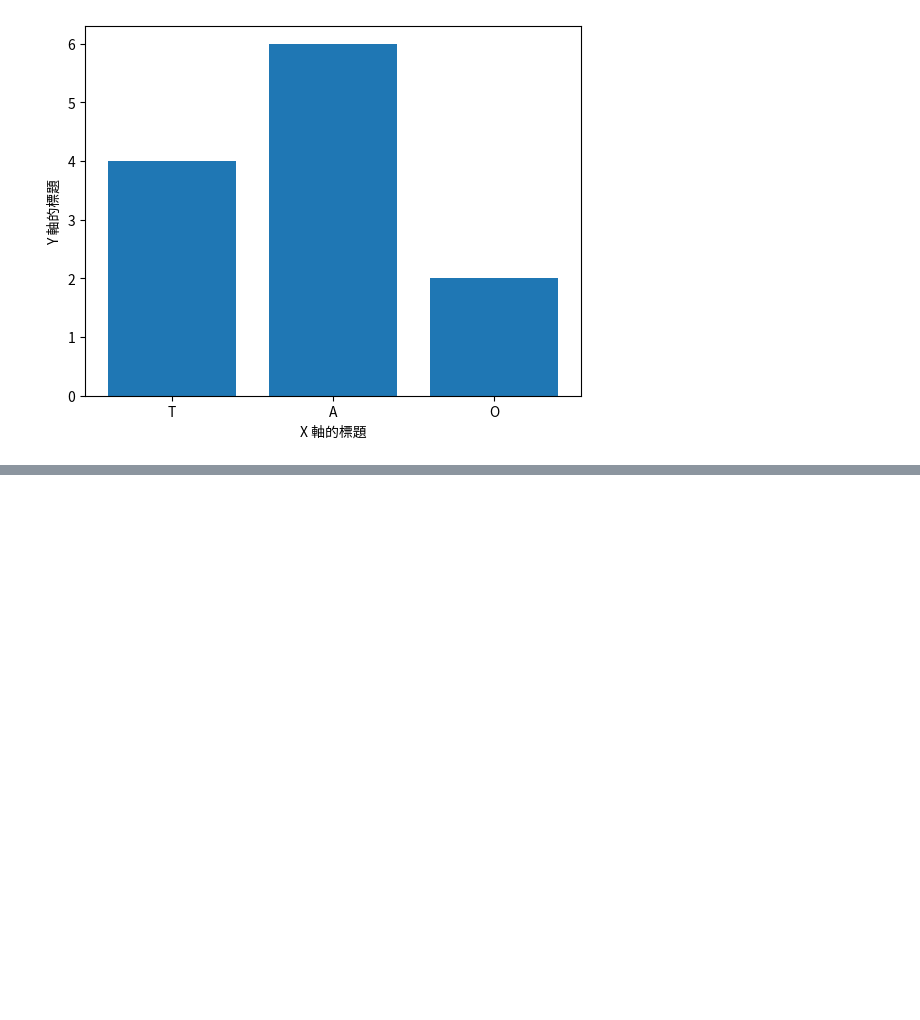
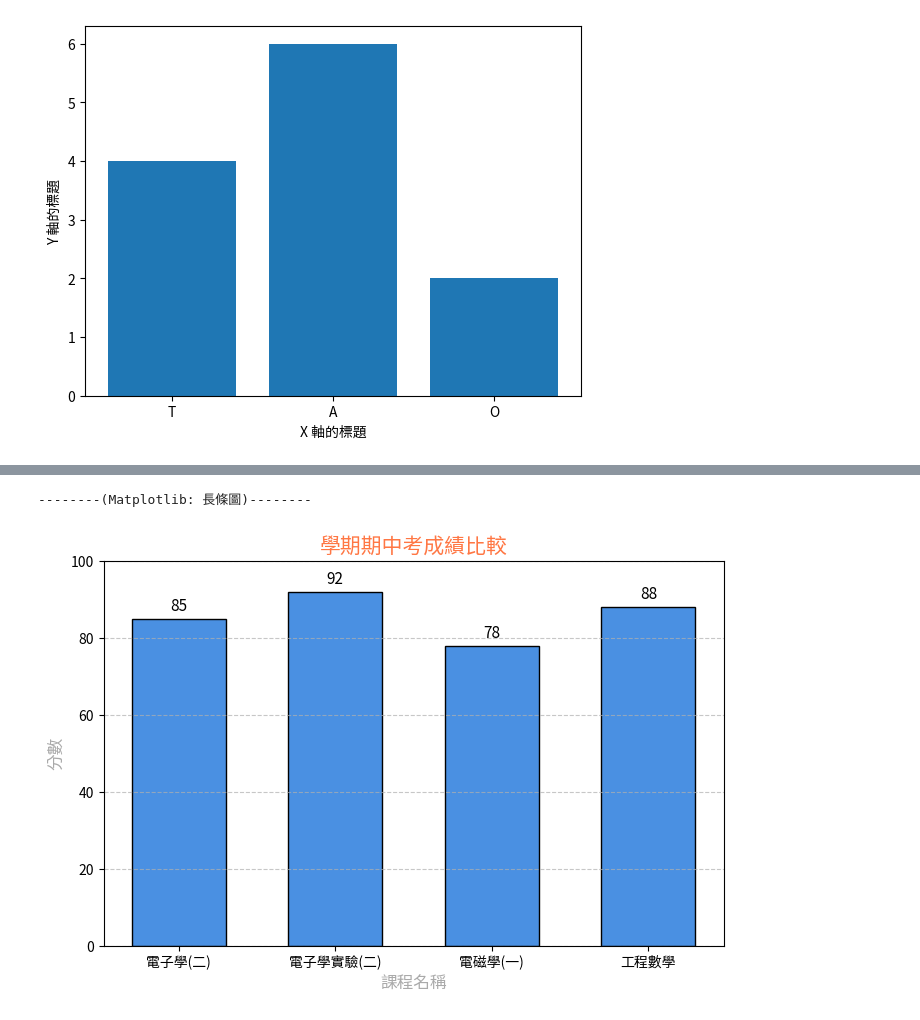
Before and after one commit to u9828057/Python_Practice, a Jupyter notebook: Matplotlib/Python_暑假練習_08_19:【Matplotlib】長條圖.ipynb, the cells around one changed output, grey strips where cells are left out. Drawn from its saved outputs; the diff is of its cells as text; code cells hidden in the pictures; blank space fills up the shorter version.

```diff
--- a/Matplotlib/Python_暑假練習_08_19:【Matplotlib】長條圖.ipynb
+++ b/Matplotlib/Python_暑假練習_08_19:【Matplotlib】長條圖.ipynb
@@ -182,0 +183,80 @@ print("環境設定完成！可以開始畫圖了！")
+# %%
+import matplotlib.pyplot as plt
+print("--------(Matplotlib: 長條圖)--------\n")
+
+# 1. 準備數據
+subjects = ["電子學(二)", "電子學實驗(二)", "電磁學(一)", "工程數學"]
+scores = [85, 92, 78, 88]
+
+
+# 2. 繪製長條圖
+plt.figure(figsize=(8, 5))  #建立 8x5 畫布，讓圖片更清楚
+
+# 使用 bar 繪圖，並帶入進階參數
+# width=0.6: 讓柱子變瘦一點，視覺上更舒適
+# color: 設定自訂的顏色
+# edgecolor="black": 加上黑色邊框
+bars = plt.bar(subjects, scores,
+        width=0.6, color="#4A90E2",
+        edgecolor="black"
+        )
+
+
+# 3. 完善圖表資訊
+plt.title("學期期中考成績比較", fontsize=15, color="#FF7744")
+plt.xlabel("課程名稱", fontsize=12, color="#AAAAAA")
+plt.ylabel("分數", fontsize=12, color="#AAAAAA")
+
+# §實用技巧: 設定 Y 軸的顯示範圍 (0 到 100)
+# 可以避免 Matplotlib 自動縮放，導致 78 分看起來像是 0 分的錯覺
+plt.ylim(0, 100)
+plt.grid(axis="y", linestyle="--", alpha=0.7)  #只留橫向網格線，畫面更乾淨
+
+
+# 4. 【進階技巧】:在柱子上直接標示數值
+# 使用 plt.bar_label 可以自動把數值寫在長條圖的頂端
+plt.bar_label(bars, padding=3, fontsize=11)
+
+
+# 5. 儲存並顯示圖片
+plt.savefig("學期期中考成績比較圖.png", dpi=300, bbox_inches="tight")
+plt.show()
+
+
+
+
+
+
+
+
+
+
+# §補充資料
+
+#----------------------------------------------------
+# 1. plt.bar_label(padding=數值): 控制標籤間距
+#----------------------------------------------------
+# [用途]: 調整 「數值文字」 與 「長條圖頂端」 的距離，保持視覺上的舒適度，讓圖表更乾淨與專業
+# [參數]: padding (單位為: 像素/點)
+# [場景]: 若設定 padding=0，數字會剛好「貼死」在柱子最上緣，視覺上較為擁擠，通常設定為 3～5 來將文字往上推
+
+# 範例: 在長條圖上標示數值，並將文字往上推 3 個像素
+# plt.bar_label(bars, padding=3, fontsize=11)
+
+#---------------------------------------------------
+# 2. plt.grid(linestyle="樣式"): 控制線條外觀
+#---------------------------------------------------
+# [用途]: 改變繪圖線或網格線的樣式，工程製圖中，通常將輔助網格線改為「虛線」，避免干擾資料主角(柱子或折線)的呈現
+# [參數]: linestyle (常簡寫為 ls)，傳入特定的字串符號
+
+# 常用的線條格式字典:
+# "-" : 實線（Solid line，預設值）
+# "--" : 虛線（Dashed line，推薦用於網格線）
+# ":" : 點線（Dotted line，由密集的點組成）
+# "-." : 點虛線（Dash-dot line，一長一短交錯，常用於標示對稱軸或中心線）
+
+# 範例: 開啟 Y 軸的網格線，並設定為半透明的虛線
+# plt.grid(axis="y", linestyle="--", alpha=0.7)
+# %% [output]
+--------(Matplotlib: 長條圖)--------
+[figure, added]
```
Also changed, not shown: parts of 3 cells of this notebook.
